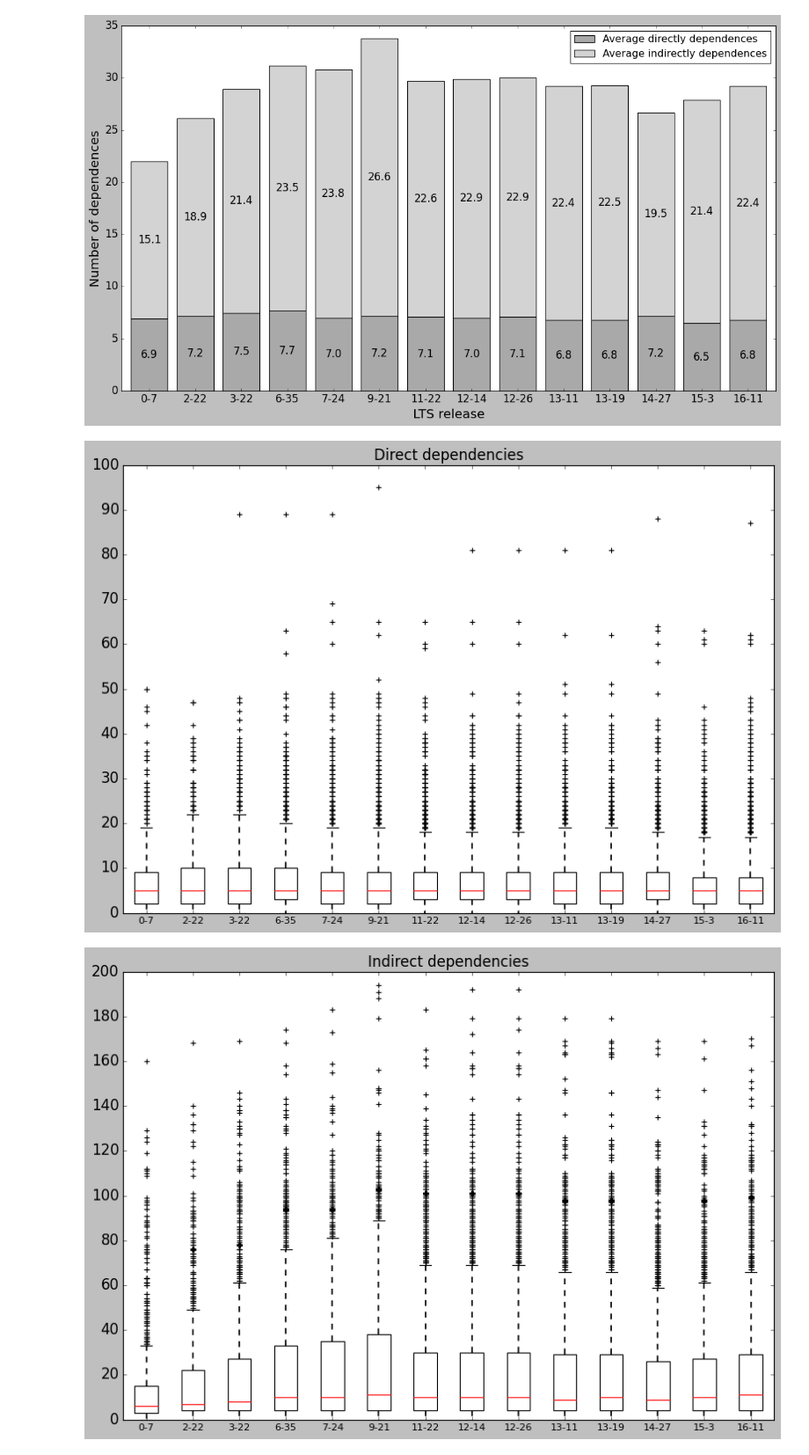
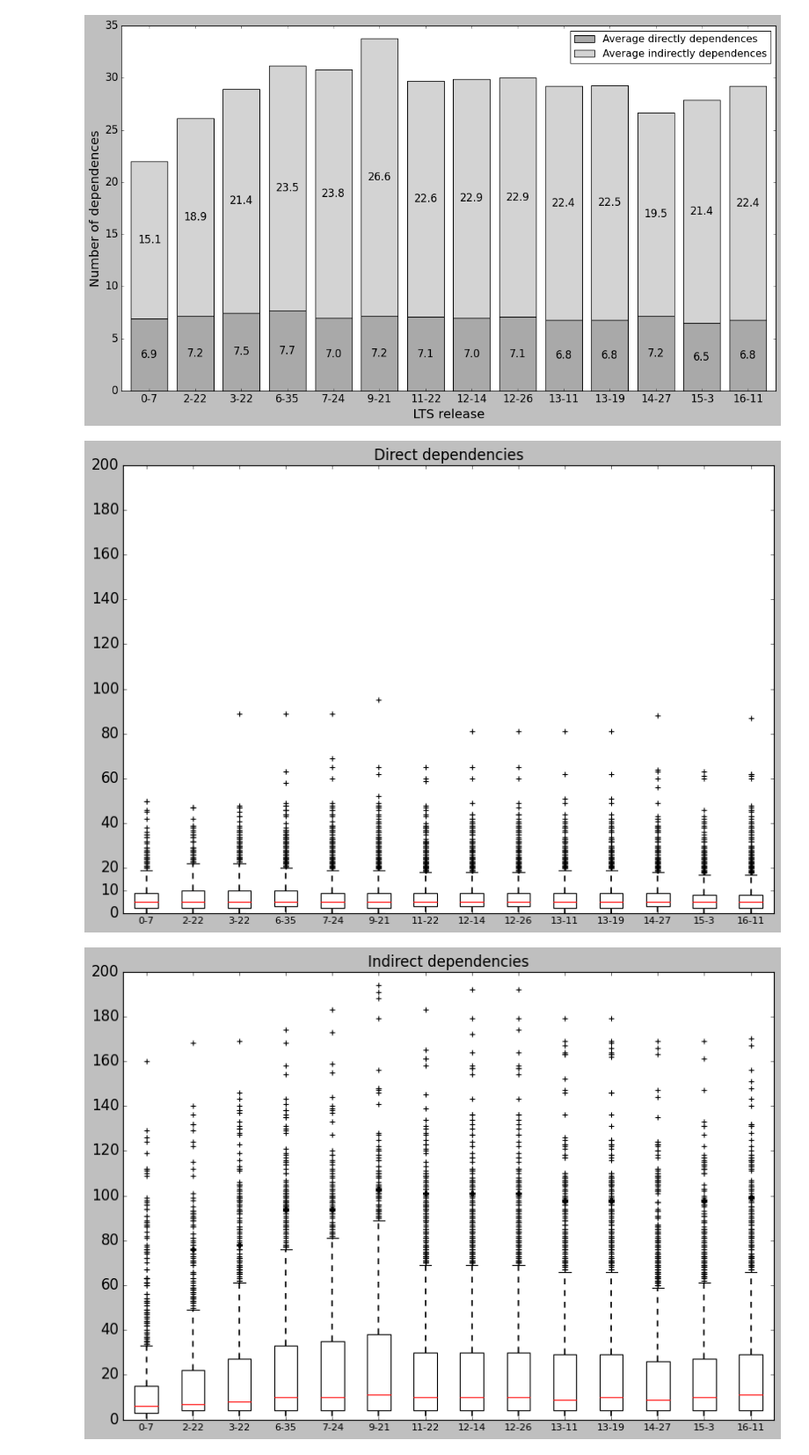
Before and after one commit to pragmaticslaboratory/stackage-evolution, a Jupyter notebook: notebooks/Answers/RQ2.ipynb, the cells around one changed output. Shown at 88% size. Saved outputs shown, nothing was run; the diff lists cells and outputs as text; code cells hidden in the pictures.

```diff
--- a/notebooks/Answers/RQ2.ipynb
+++ b/notebooks/Answers/RQ2.ipynb
@@ -149,23 +149,23 @@ plt.show()
 # %%
 aux_list =  []
 for idx,df in enumerate (df_list):
     aux_list.append(df_list[idx]['len_deps'])
 fig,ax = plt.subplots(figsize =(12, 8))
 bp = plt.boxplot(aux_list, patch_artist=True)
 for box in bp['boxes']:
     box.set(color='black')
     box.set(facecolor = 'white')
 for whisker in bp['whiskers']:
     whisker.set(color ='black',
                 linewidth = 1.5)
 plt.xticks([1,2,3,4,5,6,7,8,9,10,11,12,13,14],lts_list,size = 'small', color = 'k')
-ax.set_yticks([0,10,20, 30, 40, 50,60,70,80,90,100])
-ax.set_yticklabels(['0','10','20', '30', '40', '50','60','70','80','90','100'],fontsize=15)
+ax.set_yticks([0,10,20,40, 60, 80, 100,120,140,160,180,200])
+ax.set_yticklabels(['0','10','20','40', '60', '80', '100','120','140','160','180','200'],fontsize=15)
 plt.title('Direct dependencies', fontsize=15)
 plt.savefig("../../graphs/rq2_1.pdf", format='pdf', bbox_inches='tight')
 plt.show()
 # %% [output]
-[figure, old version]
+[figure, new version]
 # %%
 aux_list =  []
 for idx,df in enumerate (df_list):
```
Also changed, not shown: 7 other files.
